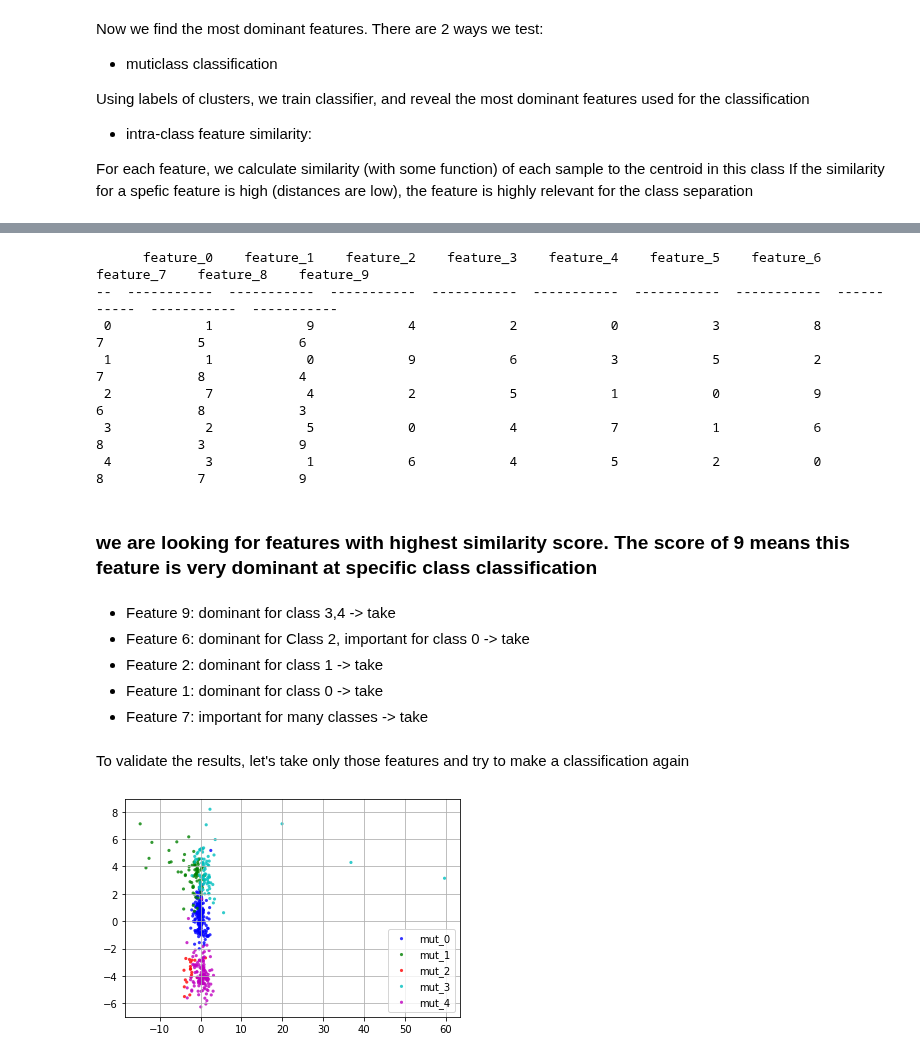
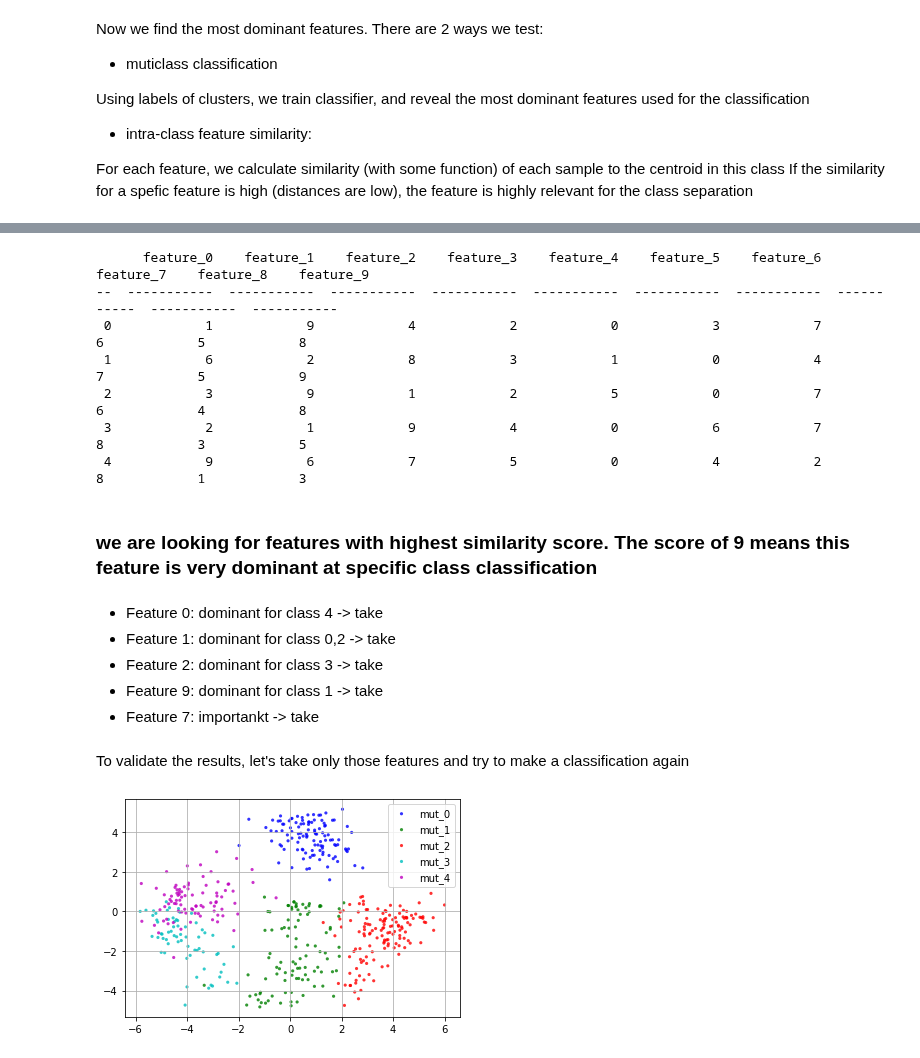
Before and after one commit to aka-sova/236756_Introduction_to_ML, a Jupyter notebook: hw4/wet_alex/data_preparation.ipynb, the cells around one changed output, grey strips where cells are left out. Saved outputs shown, nothing was run; the diff lists cells and outputs as text; code cells hidden in the pictures.

```diff
--- a/hw4/wet_alex/data_preparation.ipynb
+++ b/hw4/wet_alex/data_preparation.ipynb
@@ -77,7 +77,7 @@ protein_keys = ['protein_1', 'protein_2', 'protein_3', 'protein_4', 'protein_5',
        'protein_6', 'protein_7', 'protein_8', 'protein_9', 'protein_10']
 
 # threshold sets the limit = std*threshold, beyond which the outliers are detected
-threshold = 3
+threshold = 2
 
 for key in protein_keys:
 
@@ -110,13 +110,13 @@ for key in protein_keys:
 
     # find the mean WITHOUT the outliers
     new_mean = new_df[key].mean()
-    print(f"new_mean = {new_mean} for key {key}")
+    # print(f"new_mean = {new_mean} for key {key}")
 
     # fill the outliers in the original df with mean
 #     print("\n\nOriginal dataset")
     for outlier_idx in outliers_arr[0]:
 
         # dropping those rows from the new_df
-        print(f"Replacing for ID {IDs_list[outlier_idx]} at key {key}")
+        # print(f"Replacing for ID {IDs_list[outlier_idx]} at key {key}")
         # df.loc[:, ('ID', key)].at[IDs_list[outlier_idx], key] = new_mean
         df.at[IDs_list[outlier_idx], key] = new_mean
@@ -402,7 +336,7 @@ import math
 
 # euclidean distance for instance
 def calc_similarity(feature_val, centroid_val):
-    sigma = 1
+    sigma = 0.5
     distance = np.linalg.norm(feature_val-centroid_val)
     return np.exp(-distance/(sigma**2))
 
@@ -465,24 +415,24 @@ print(table)
 # %% [output]
       feature_0    feature_1    feature_2    feature_3    feature_4    feature_5    feature_6    feature_7    feature_8    feature_9
 --  -----------  -----------  -----------  -----------  -----------  -----------  -----------  -----------  -----------  -----------
- 0            1            9            4            2            0            3            8            7            5            6
- 1            1            0            9            6            3            5            2            7            8            4
- 2            7            4            2            5            1            0            9            6            8            3
- 3            2            5            0            4            7            1            6            8            3            9
- 4            3            1            6            4            5            2            0            8            7            9
+ 0            1            9            4            2            0            3            7            6            5            8
+ 1            6            2            8            3            1            0            4            7            5            9
+ 2            3            9            1            2            5            0            7            6            4            8
+ 3            2            1            9            4            0            6            7            8            3            5
+ 4            9            6            7            5            0            4            2            8            1            3
 # %% [markdown]
 ### we are looking for features with highest similarity score. The score of 9 means this feature is very dominant at specific class classification
 # %% [markdown]
-- Feature 9:  dominant for class 3,4 -> take
-- Feature 6:  dominant for Class 2, important for class 0 -> take
-- Feature 2:  dominant for class 1 -> take
-- Feature 1:  dominant for class 0 -> take
-- Feature 7:  important for many classes -> take
+- Feature 0:  dominant for class 4 -> take
+- Feature 1:  dominant for class 0,2 -> take
+- Feature 2:  dominant for class 3 -> take
+- Feature 9:  dominant for class 1 -> take
+- Feature 7:  importankt -> take
 # %% [markdown]
 To validate the results, let's take only those features and try to make a classification again
 # %%
 X = df.drop(['ID'], axis=1).values
-features_rows = [1, 2, 3, 6, 7, 8, 9]
+features_rows = [3, 4, 5, 7, 8]
 # features_rows = [2, 6, 7, 8, 9]
 X_new = X[:, features_rows]
 
@@ -495,34 +445,34 @@ labels_spectral_truncated = clustering_virus_truncated.labels_
 
 
 ### Using PCA again to vizualize the clusters
 
 # plot scatter for each class
 import matplotlib.pyplot as plt
 
 colors = ('b', 'g', 'r', 'c', 'm')
 
 fig, ax = plt.subplots()
 
 for idx in range(5):
     color = colors[idx]
 
     class_idx = [index for index, val in enumerate(labels_spectral_truncated) if val == idx]
 
 
     x = reduced_data[class_idx,0]
     y = reduced_data[class_idx,1]
 
 
     ax.scatter(x, y, c=color, s=10, label=f"mut_{idx}",
                alpha=0.8, edgecolors='none')
 
 
 ax.legend()
 ax.grid(True)
 
 plt.show()
 # %% [output]
-[figure, old version]
+[figure, new version]
 # %%
 fig = plt.figure()
 ax = fig.add_subplot(111, projection='3d')
```
Also changed, not shown: parts of 31 cells of this notebook, 1 other file.
